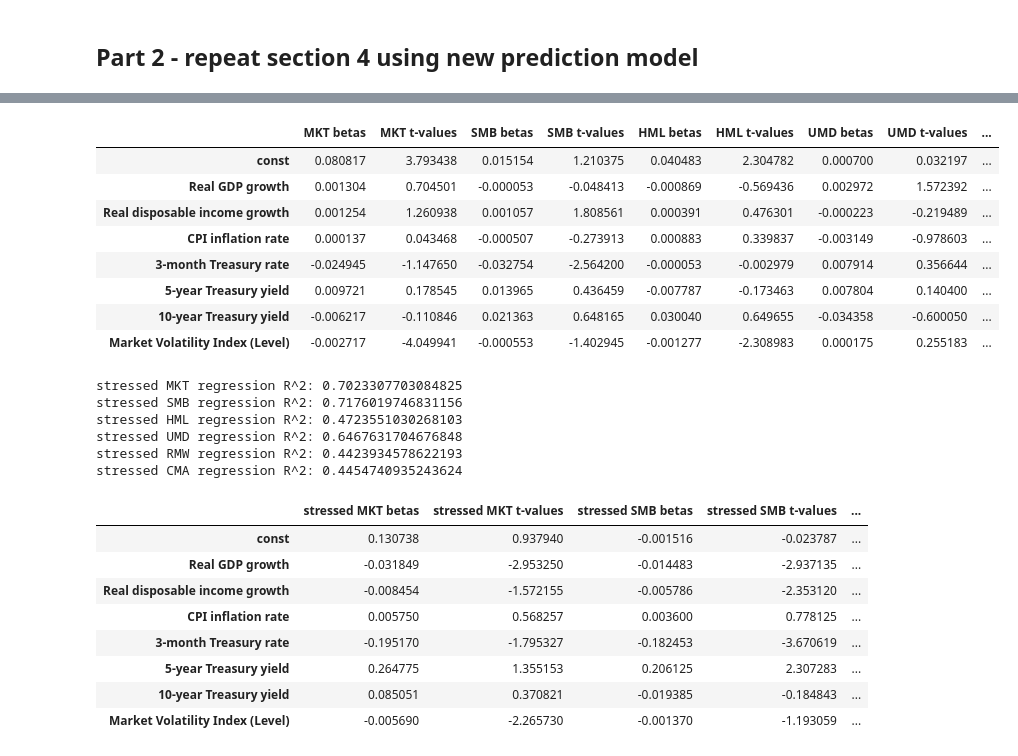
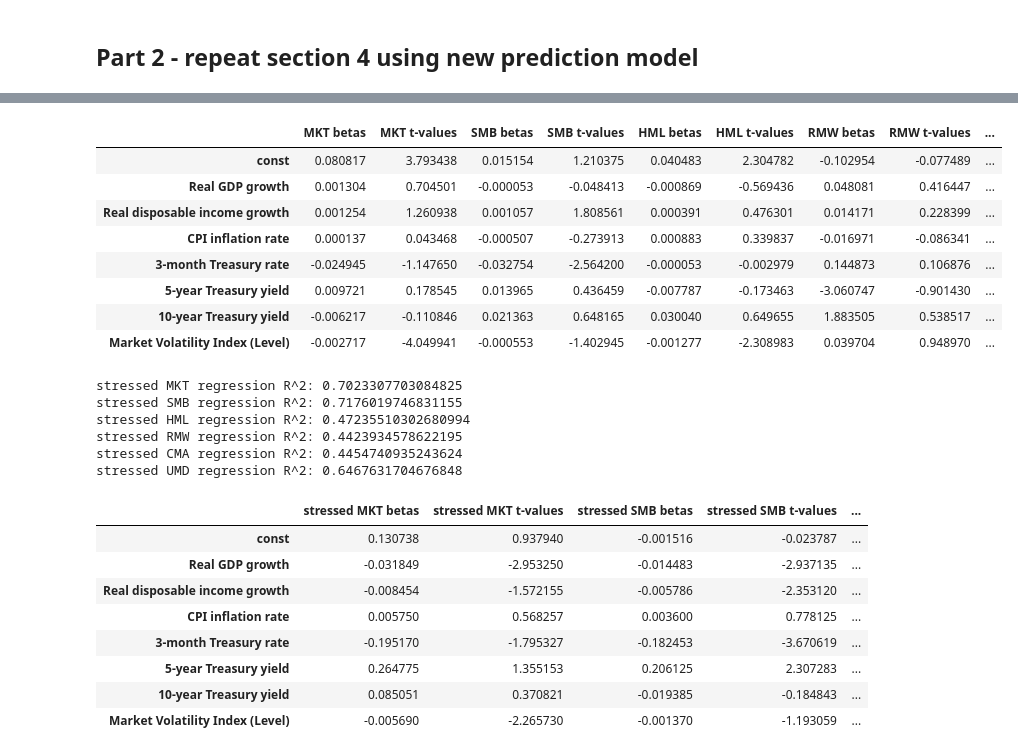
Before and after one commit to vafang25/Econ_Project_2, a Jupyter notebook: Data_Project_2.ipynb, the cells around one changed output, grey strips where cells are left out. Drawn from its saved outputs; the diff is of its cells as text; code cells hidden in the pictures.

```diff
--- a/Data_Project_2.ipynb
+++ b/Data_Project_2.ipynb
@@ -867,11 +683,19 @@ cma_model = reg_models[5]
 print("MKT regression R^2:", mkt_model.rsquared)
 print("SMB regression R^2:", smb_model.rsquared)
 print("HML regression R^2:", hml_model.rsquared)
-print("UMD regression R^2:", umd_model.rsquared)
 print("RMW regression R^2:", rmw_model.rsquared)
 print("CMA regression R^2:", cma_model.rsquared)
+print("UMD regression R^2:", umd_model.rsquared)
 
-regression_summary = pd.DataFrame([mkt_model.params, mkt_model.tvalues, smb_model.params, smb_model.tvalues, hml_model.params, hml_model.tvalues, umd_model.params, umd_model.tvalues, rmw_model.params, rmw_model.tvalues, cma_model.params, cma_model.tvalues], index=['MKT betas', 'MKT t-values', 'SMB betas', 'SMB t-values', 'HML betas', 'HML t-values', 'UMD betas', 'UMD t-values', 'RMW betas', 'RMW t-values', 'CMA betas', 'CMA t-values']).T
+regression_summary = pd.DataFrame([mkt_model.params, mkt_model.tvalues,
+                                   smb_model.params, smb_model.tvalues,
+                                   hml_model.params, hml_model.tvalues,
+                                   rmw_model.params, rmw_model.tvalues,
+                                   cma_model.params, cma_model.tvalues,
+                                   umd_model.params, umd_model.tvalues],
+                                   index=['MKT betas', 'MKT t-values', 'SMB betas', 'SMB t-values',
+                                          'HML betas', 'HML t-values', 'RMW betas', 'RMW t-values',
+                                          'CMA betas', 'CMA t-values', 'UMD betas', 'UMD t-values']).T
 regression_summary
 # %% [output]
 MKT regression R^2: 0.14263072847689473
@@ -883,12 +707,12 @@ CMA regression R^2: 0.02535331447931788
-|  | MKT betas | MKT t-values | SMB betas | SMB t-values | HML betas | HML t-values | UMD betas | UMD t-values | ... |
-| const | 0.080817 | 3.793438 | 0.015154 | 1.210375 | 0.040483 | 2.304782 | 0.000700 | 0.032197 | ... |
-| Real GDP growth | 0.001304 | 0.704501 | -0.000053 | -0.048413 | -0.000869 | -0.569436 | 0.002972 | 1.572392 | ... |
-| Real disposable income growth | 0.001254 | 1.260938 | 0.001057 | 1.808561 | 0.000391 | 0.476301 | -0.000223 | -0.219489 | ... |
-| CPI inflation rate | 0.000137 | 0.043468 | -0.000507 | -0.273913 | 0.000883 | 0.339837 | -0.003149 | -0.978603 | ... |
-| 3-month Treasury rate | -0.024945 | -1.147650 | -0.032754 | -2.564200 | -0.000053 | -0.002979 | 0.007914 | 0.356644 | ... |
-| 5-year Treasury yield | 0.009721 | 0.178545 | 0.013965 | 0.436459 | -0.007787 | -0.173463 | 0.007804 | 0.140400 | ... |
-| 10-year Treasury yield | -0.006217 | -0.110846 | 0.021363 | 0.648165 | 0.030040 | 0.649655 | -0.034358 | -0.600050 | ... |
-| Market Volatility Index (Level) | -0.002717 | -4.049941 | -0.000553 | -1.402945 | -0.001277 | -2.308983 | 0.000175 | 0.255183 | ... |
+|  | MKT betas | MKT t-values | SMB betas | SMB t-values | HML betas | HML t-values | RMW betas | RMW t-values | ... |
+| const | 0.080817 | 3.793438 | 0.015154 | 1.210375 | 0.040483 | 2.304782 | -0.102954 | -0.077489 | ... |
+| Real GDP growth | 0.001304 | 0.704501 | -0.000053 | -0.048413 | -0.000869 | -0.569436 | 0.048081 | 0.416447 | ... |
+| Real disposable income growth | 0.001254 | 1.260938 | 0.001057 | 1.808561 | 0.000391 | 0.476301 | 0.014171 | 0.228399 | ... |
+| CPI inflation rate | 0.000137 | 0.043468 | -0.000507 | -0.273913 | 0.000883 | 0.339837 | -0.016971 | -0.086341 | ... |
+| 3-month Treasury rate | -0.024945 | -1.147650 | -0.032754 | -2.564200 | -0.000053 | -0.002979 | 0.144873 | 0.106876 | ... |
+| 5-year Treasury yield | 0.009721 | 0.178545 | 0.013965 | 0.436459 | -0.007787 | -0.173463 | -3.060747 | -0.901430 | ... |
+| 10-year Treasury yield | -0.006217 | -0.110846 | 0.021363 | 0.648165 | 0.030040 | 0.649655 | 1.883505 | 0.538517 | ... |
+| Market Volatility Index (Level) | -0.002717 | -4.049941 | -0.000553 | -1.402945 | -0.001277 | -2.308983 | 0.039704 | 0.948970 | ... |
 # %%
 stressed_data = pd.concat(
     [FF_MEVs.loc[start:end] for start, end in stressed_date_ranges]
@@ -911,19 +735,30 @@ stressed_cma_model = stressed_reg_models[5]
 print("stressed MKT regression R^2:", stressed_mkt_model.rsquared)
 print("stressed SMB regression R^2:", stressed_smb_model.rsquared)
 print("stressed HML regression R^2:", stressed_hml_model.rsquared)
-print("stressed UMD regression R^2:", stressed_umd_model.rsquared)
 print("stressed RMW regression R^2:", stressed_rmw_model.rsquared)
 print("stressed CMA regression R^2:", stressed_cma_model.rsquared)
+print("stressed UMD regression R^2:", stressed_umd_model.rsquared)
 
-regression_summary = pd.DataFrame([stressed_mkt_model.params, stressed_mkt_model.tvalues, stressed_smb_model.params, stressed_smb_model.tvalues, stressed_hml_model.params, stressed_hml_model.tvalues, stressed_umd_model.params, stressed_umd_model.tvalues, stressed_rmw_model.params, stressed_rmw_model.tvalues, stressed_cma_model.params, stressed_cma_model.tvalues], index=['stressed MKT betas', 'stressed MKT t-values', 'stressed SMB betas', 'stressed SMB t-values', 'stressed HML betas', 'stressed HML t-values', 'stressed UMD betas', 'stressed UMD t-values', 'stressed RMW betas', 'stressed RMW t-values', 'stressed CMA betas', 'stressed CMA t-values']).T
+regression_summary = pd.DataFrame([stressed_mkt_model.params, stressed_mkt_model.tvalues,
+                                   stressed_smb_model.params, stressed_smb_model.tvalues,
+                                   stressed_hml_model.params, stressed_hml_model.tvalues,
+                                   stressed_rmw_model.params, stressed_rmw_model.tvalues,
+                                   stressed_cma_model.params, stressed_cma_model.tvalues,
+                                   stressed_umd_model.params, stressed_umd_model.tvalues],
+                                   index=['stressed MKT betas', 'stressed MKT t-values',
+                                          'stressed SMB betas', 'stressed SMB t-values',
+                                          'stressed HML betas', 'stressed HML t-values',
+                                          'stressed RMW betas', 'stressed RMW t-values',
+                                          'stressed CMA betas', 'stressed CMA t-values',
+                                          'stressed UMD betas', 'stressed UMD t-values']).T
 regression_summary
 # %% [output]
 stressed MKT regression R^2: 0.7023307703084825
-stressed SMB regression R^2: 0.7176019746831156
-stressed HML regression R^2: 0.4723551030268103
+stressed SMB regression R^2: 0.7176019746831155
+stressed HML regression R^2: 0.47235510302680994
+stressed RMW regression R^2: 0.4423934578622195
+stressed CMA regression R^2: 0.4454740935243624
 stressed UMD regression R^2: 0.6467631704676848
-stressed RMW regression R^2: 0.4423934578622193
-stressed CMA regression R^2: 0.4454740935243624
 |  | stressed MKT betas | stressed MKT t-values | stressed SMB betas | stressed SMB t-values | ... |
 | const | 0.130738 | 0.937940 | -0.001516 | -0.023787 | ... |
 | Real GDP growth | -0.031849 | -2.953250 | -0.014483 | -2.937135 | ... |
```
Also changed, not shown: parts of 31 cells of this notebook.
